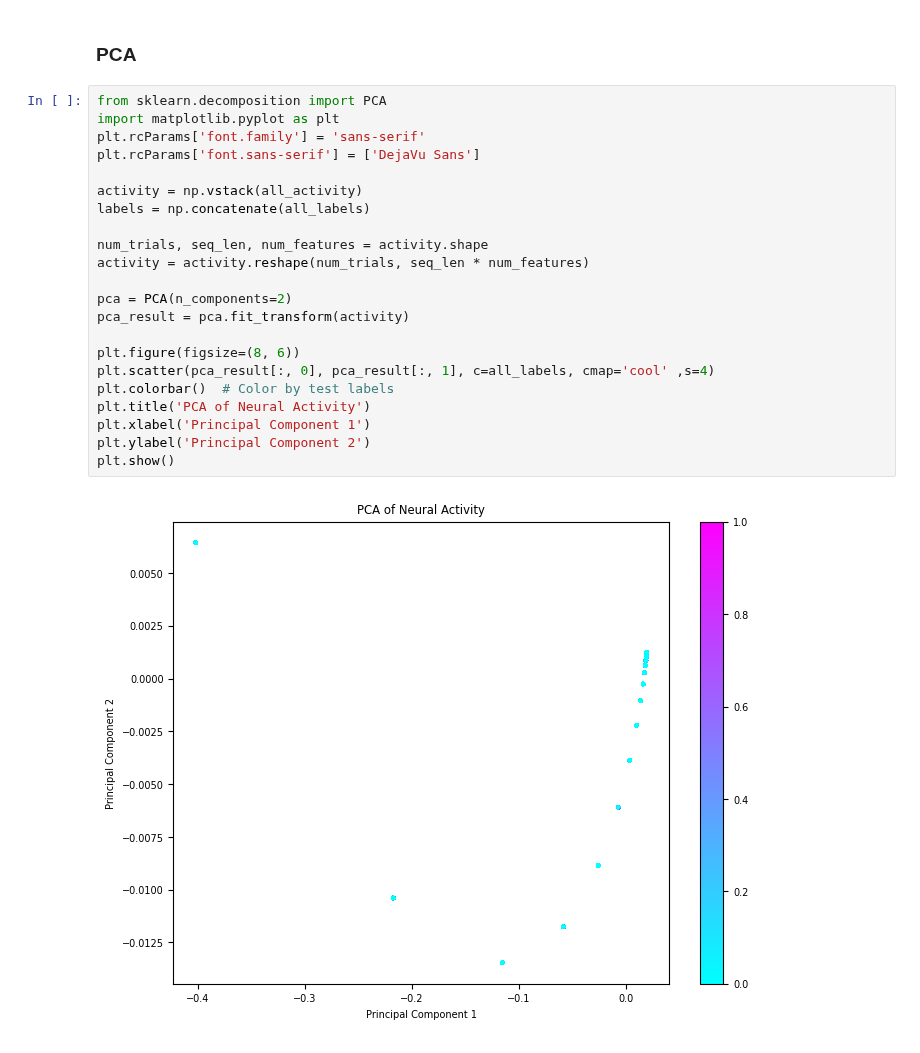
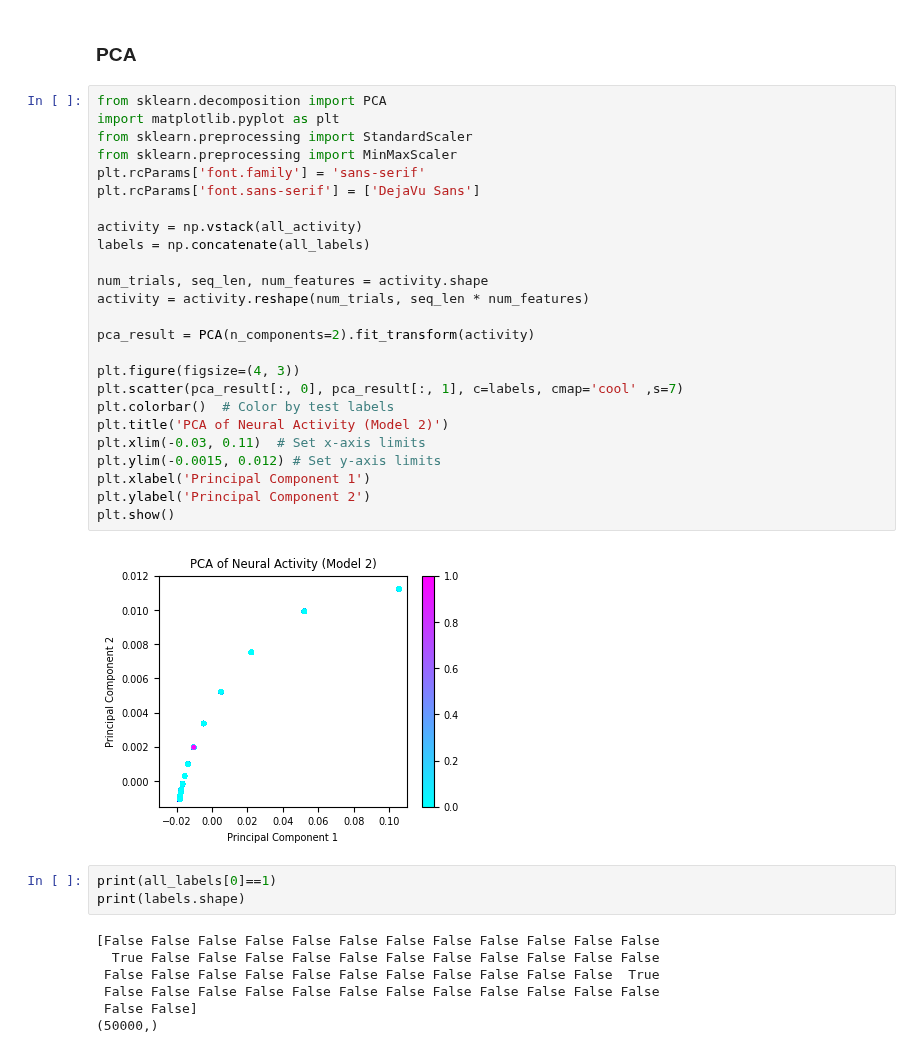
Before and after one commit to adampotton/Cognitive_AI_CW, a Jupyter notebook: Q2A_LSTM_BI_1.ipynb, the cells around one changed output. Drawn from its saved outputs; the diff is of its cells as text.

```diff
--- a/Q2A_LSTM_BI_1.ipynb
+++ b/Q2A_LSTM_BI_1.ipynb
@@ -268,24 +263,37 @@ Test Accuracy: 0.96
 # %%
 from sklearn.decomposition import PCA
 import matplotlib.pyplot as plt
+from sklearn.preprocessing import StandardScaler
+from sklearn.preprocessing import MinMaxScaler
 plt.rcParams['font.family'] = 'sans-serif'
 plt.rcParams['font.sans-serif'] = ['DejaVu Sans']
 
 activity = np.vstack(all_activity)
 labels = np.concatenate(all_labels)
 
 num_trials, seq_len, num_features = activity.shape
 activity = activity.reshape(num_trials, seq_len * num_features)
 
-pca = PCA(n_components=2)
-pca_result = pca.fit_transform(activity)
+pca_result = PCA(n_components=2).fit_transform(activity)
 
-plt.figure(figsize=(8, 6))
-plt.scatter(pca_result[:, 0], pca_result[:, 1], c=all_labels, cmap='cool' ,s=4)
+plt.figure(figsize=(4, 3))
+plt.scatter(pca_result[:, 0], pca_result[:, 1], c=labels, cmap='cool' ,s=7)
 plt.colorbar()  # Color by test labels
-plt.title('PCA of Neural Activity')
+plt.title('PCA of Neural Activity (Model 2)')
+plt.xlim(-0.03, 0.11)  # Set x-axis limits
+plt.ylim(-0.0015, 0.012) # Set y-axis limits
 plt.xlabel('Principal Component 1')
 plt.ylabel('Principal Component 2')
 plt.show()
 # %% [output]
-[figure, old version]
+[figure, new version]
+# %%
+print(all_labels[0]==1)
+print(labels.shape)
+# %% [output]
+[False False False False False False False False False False False False
+  True False False False False False False False False False False False
+ False False False False False False False False False False False  True
+ False False False False False False False False False False False False
+ False False]
+(50000,)
```
Also changed, not shown: parts of 2 cells of this notebook.
